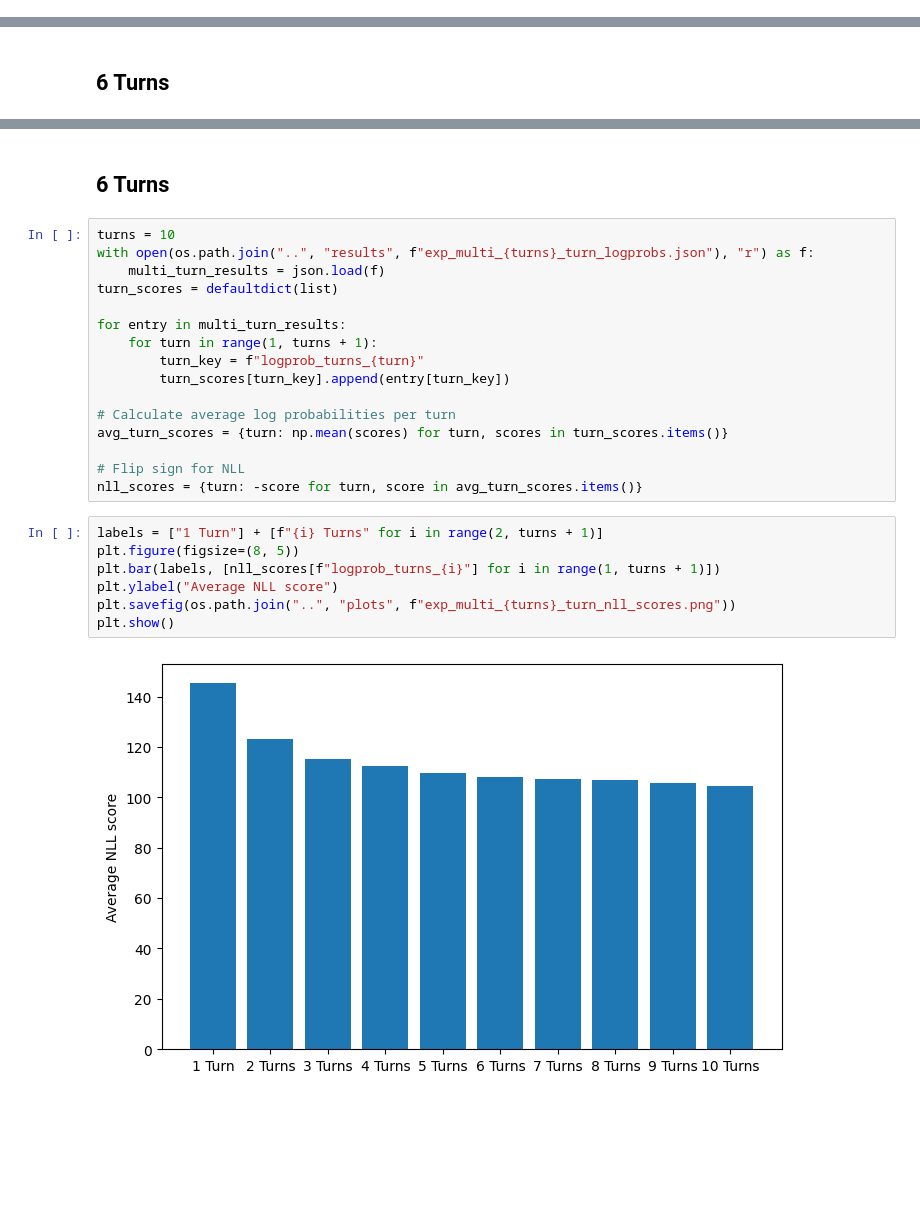
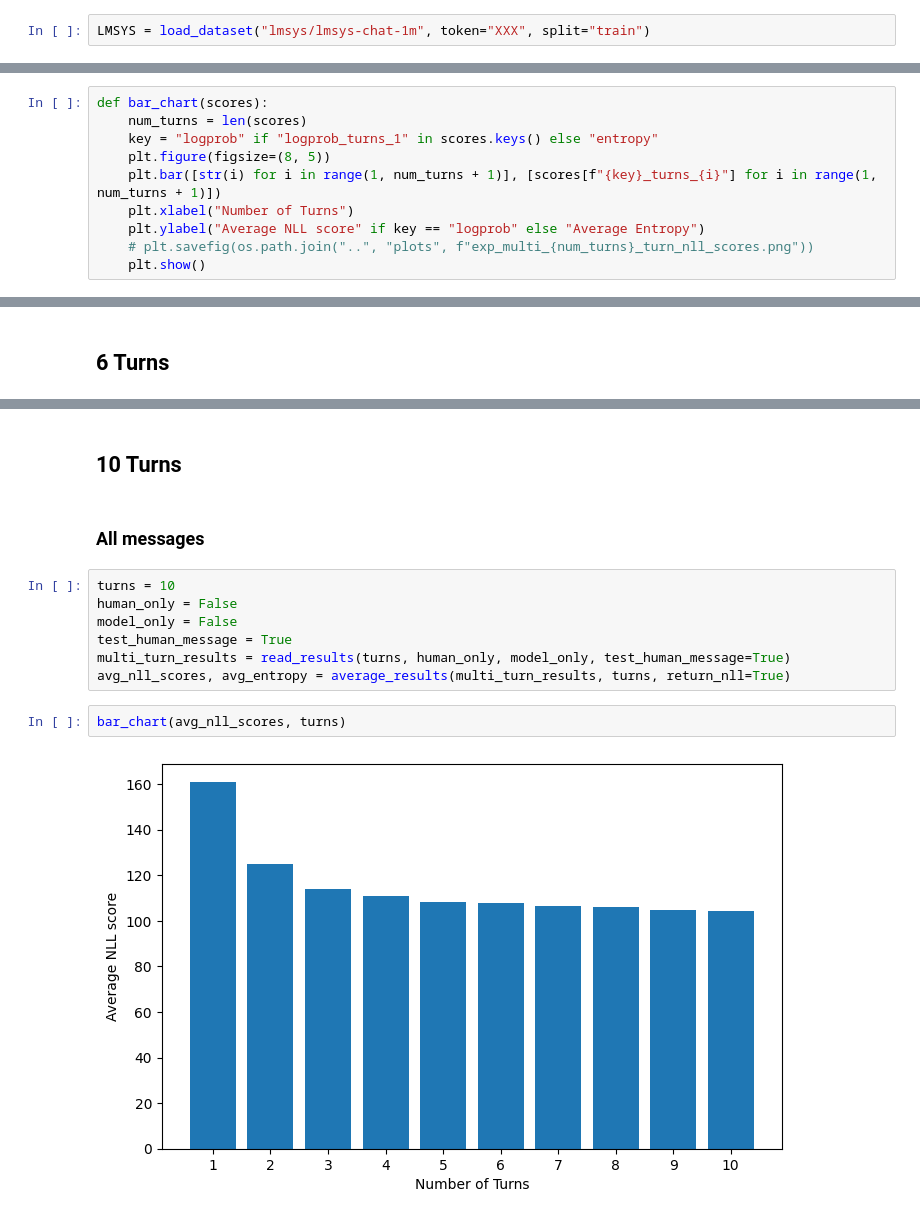
Before and after one commit to Allegra0077/llm-cross-eval, a Jupyter notebook: notebooks/exp_multi_turn_visualize.ipynb, the cells around one changed output, grey strips where cells are left out. Drawn from its saved outputs; the diff is of its cells as text; blank space fills up the shorter version.

Commit message:
Add code and visualization of results for various new experiments

```diff
--- a/notebooks/exp_multi_turn_visualize.ipynb
+++ b/notebooks/exp_multi_turn_visualize.ipynb
@@ -7,0 +13,2 @@ import matplotlib.pyplot as plt
+# %%
+LMSYS = load_dataset("lmsys/lmsys-chat-1m", token="XXX", split="train")
@@ -7,0 +134,10 @@ import matplotlib.pyplot as plt
+# %%
+def bar_chart(scores):
+    num_turns = len(scores)
+    key = "logprob" if "logprob_turns_1" in scores.keys() else "entropy"
+    plt.figure(figsize=(8, 5))
+    plt.bar([str(i) for i in range(1, num_turns + 1)], [scores[f"{key}_turns_{i}"] for i in range(1, num_turns + 1)])
+    plt.xlabel("Number of Turns")
+    plt.ylabel("Average NLL score" if key == "logprob" else "Average Entropy")
+    # plt.savefig(os.path.join("..", "plots", f"exp_multi_{num_turns}_turn_nll_scores.png"))
+    plt.show()
@@ -57,27 +239,15 @@ plt.show()
 # %% [markdown]
-## 6 Turns
+## 10 Turns
+# %% [markdown]
+### All messages
 # %%
 turns = 10
-with open(os.path.join("..", "results", f"exp_multi_{turns}_turn_logprobs.json"), "r") as f:
-    multi_turn_results = json.load(f)
-turn_scores = defaultdict(list)
-
-for entry in multi_turn_results:
-    for turn in range(1, turns + 1):
-        turn_key = f"logprob_turns_{turn}"
-        turn_scores[turn_key].append(entry[turn_key])
-
-# Calculate average log probabilities per turn
-avg_turn_scores = {turn: np.mean(scores) for turn, scores in turn_scores.items()}
-
-# Flip sign for NLL
-nll_scores = {turn: -score for turn, score in avg_turn_scores.items()}
+human_only = False
+model_only = False
+test_human_message = True
+multi_turn_results = read_results(turns, human_only, model_only, test_human_message=True)
+avg_nll_scores, avg_entropy = average_results(multi_turn_results, turns, return_nll=True)
 # %%
-labels = ["1 Turn"] + [f"{i} Turns" for i in range(2, turns + 1)]
-plt.figure(figsize=(8, 5))
-plt.bar(labels, [nll_scores[f"logprob_turns_{i}"] for i in range(1, turns + 1)])
-plt.ylabel("Average NLL score")
-plt.savefig(os.path.join("..", "plots", f"exp_multi_{turns}_turn_nll_scores.png"))
-plt.show()
+bar_chart(avg_nll_scores, turns)
 # %% [output]
-[figure, old version]
+[figure, new version]
```
Also changed, not shown: parts of 73 cells of this notebook, 5 other files.
